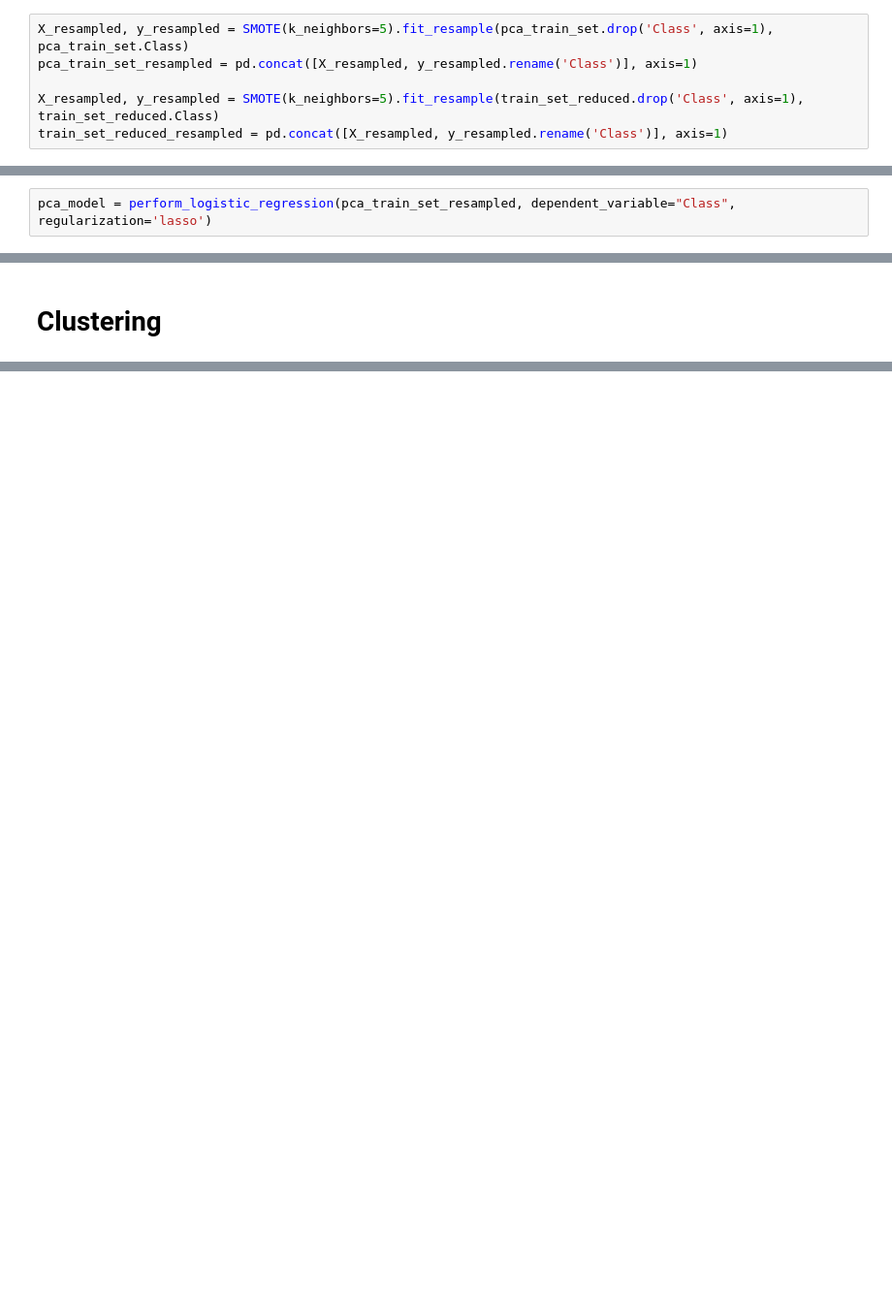
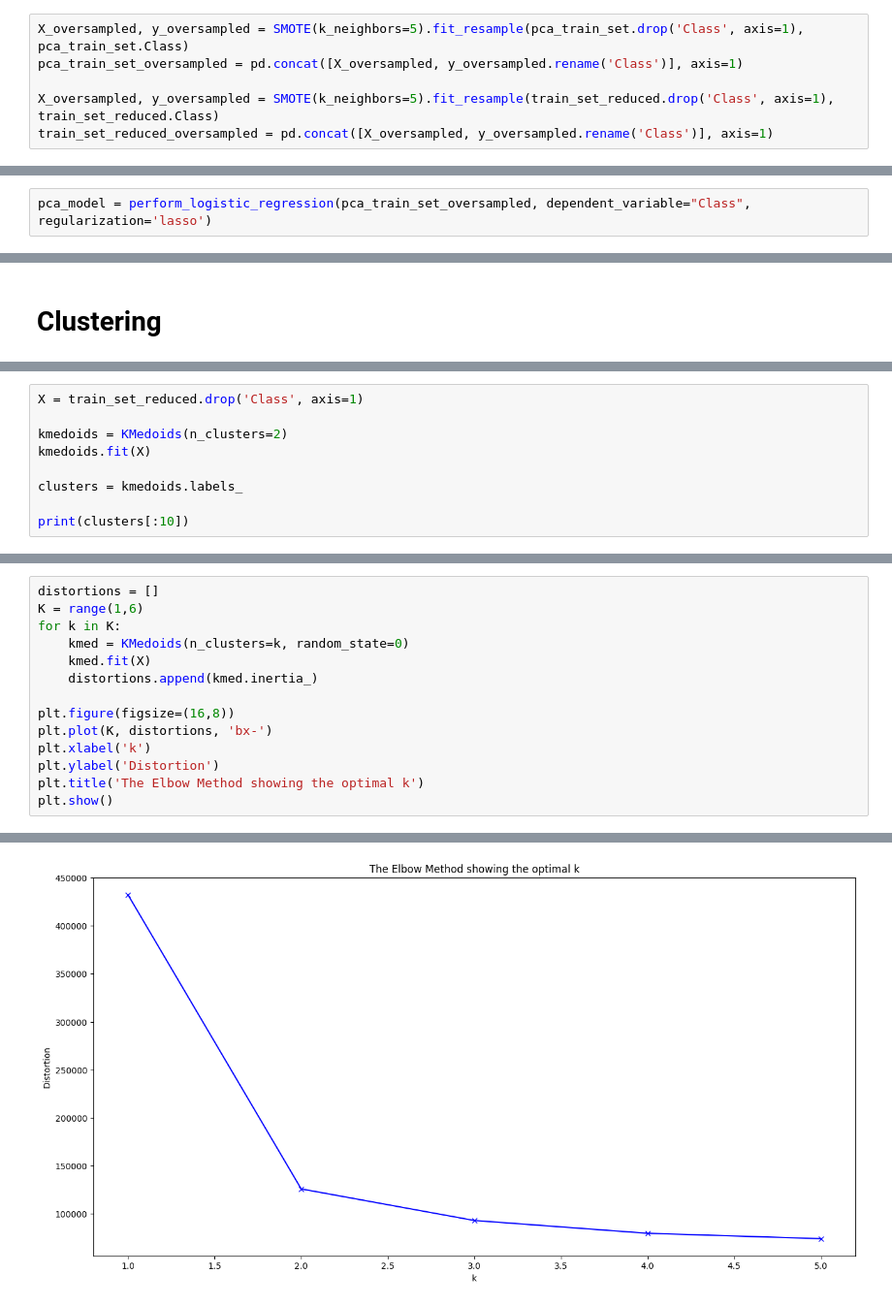
Before and after one commit to wredan/fad-project, a Jupyter notebook: notebook.ipynb, the cells around one changed output, grey strips where cells are left out. Shown at 97% size. Saved outputs shown, nothing was run; the diff lists cells and outputs as text; blank space fills up the shorter version.

Commit message:
feat: add clustering and conclusion

```diff
--- a/notebook.ipynb
+++ b/notebook.ipynb
@@ -858,9 +859,9 @@ Nel training set la situazione è cambiata, la precision è scesa, la recall è
 # %% [markdown]
 ### SMOTE <a id="smote"></a>
 # %%
-X_resampled, y_resampled = SMOTE(k_neighbors=5).fit_resample(pca_train_set.drop('Class', axis=1), pca_train_set.Class)
-pca_train_set_resampled = pd.concat([X_resampled, y_resampled.rename('Class')], axis=1)
+X_oversampled, y_oversampled = SMOTE(k_neighbors=5).fit_resample(pca_train_set.drop('Class', axis=1), pca_train_set.Class)
+pca_train_set_oversampled = pd.concat([X_oversampled, y_oversampled.rename('Class')], axis=1)
 
-X_resampled, y_resampled = SMOTE(k_neighbors=5).fit_resample(train_set_reduced.drop('Class', axis=1), train_set_reduced.Class)
-train_set_reduced_resampled = pd.concat([X_resampled, y_resampled.rename('Class')], axis=1)
+X_oversampled, y_oversampled = SMOTE(k_neighbors=5).fit_resample(train_set_reduced.drop('Class', axis=1), train_set_reduced.Class)
+train_set_reduced_oversampled = pd.concat([X_oversampled, y_oversampled.rename('Class')], axis=1)
 # %%
@@ -871,7 +872,7 @@ Class
 0    2270
 Name: count, dtype: int64
 # %%
-pca_model = perform_logistic_regression(pca_train_set_resampled, dependent_variable="Class", regularization='lasso')
+pca_model = perform_logistic_regression(pca_train_set_oversampled, dependent_variable="Class", regularization='lasso')
 # %% [output]
 overflow encountered in exp
 
@@ -1405,0 +1411,9 @@ clustering:
+# %%
+X = train_set_reduced.drop('Class', axis=1)
+
+kmedoids = KMedoids(n_clusters=2)
+kmedoids.fit(X)
+
+clusters = kmedoids.labels_
+
+print(clusters[:10])
@@ -1405,0 +1432,15 @@ clustering:
+# %%
+distortions = []
+K = range(1,6)
+for k in K:
+    kmed = KMedoids(n_clusters=k, random_state=0)
+    kmed.fit(X)
+    distortions.append(kmed.inertia_)
+
+plt.figure(figsize=(16,8))
+plt.plot(K, distortions, 'bx-')
+plt.xlabel('k')
+plt.ylabel('Distortion')
+plt.title('The Elbow Method showing the optimal k')
+plt.show()
+# %% [output]
@@ -1405,0 +1460 @@ clustering:
+[figure, added]
```
Also changed, not shown: parts of 33 cells of this notebook, 1 other file.
